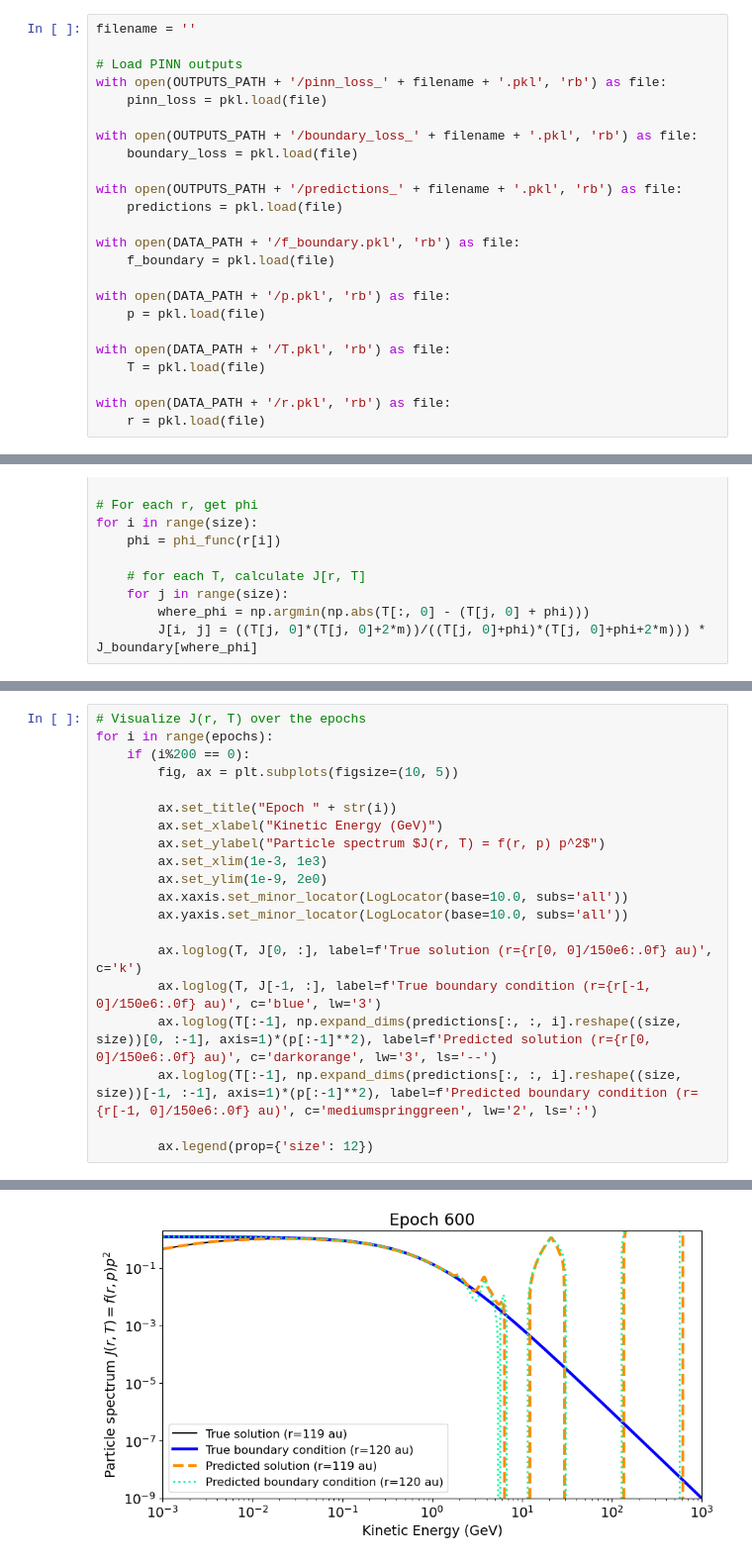
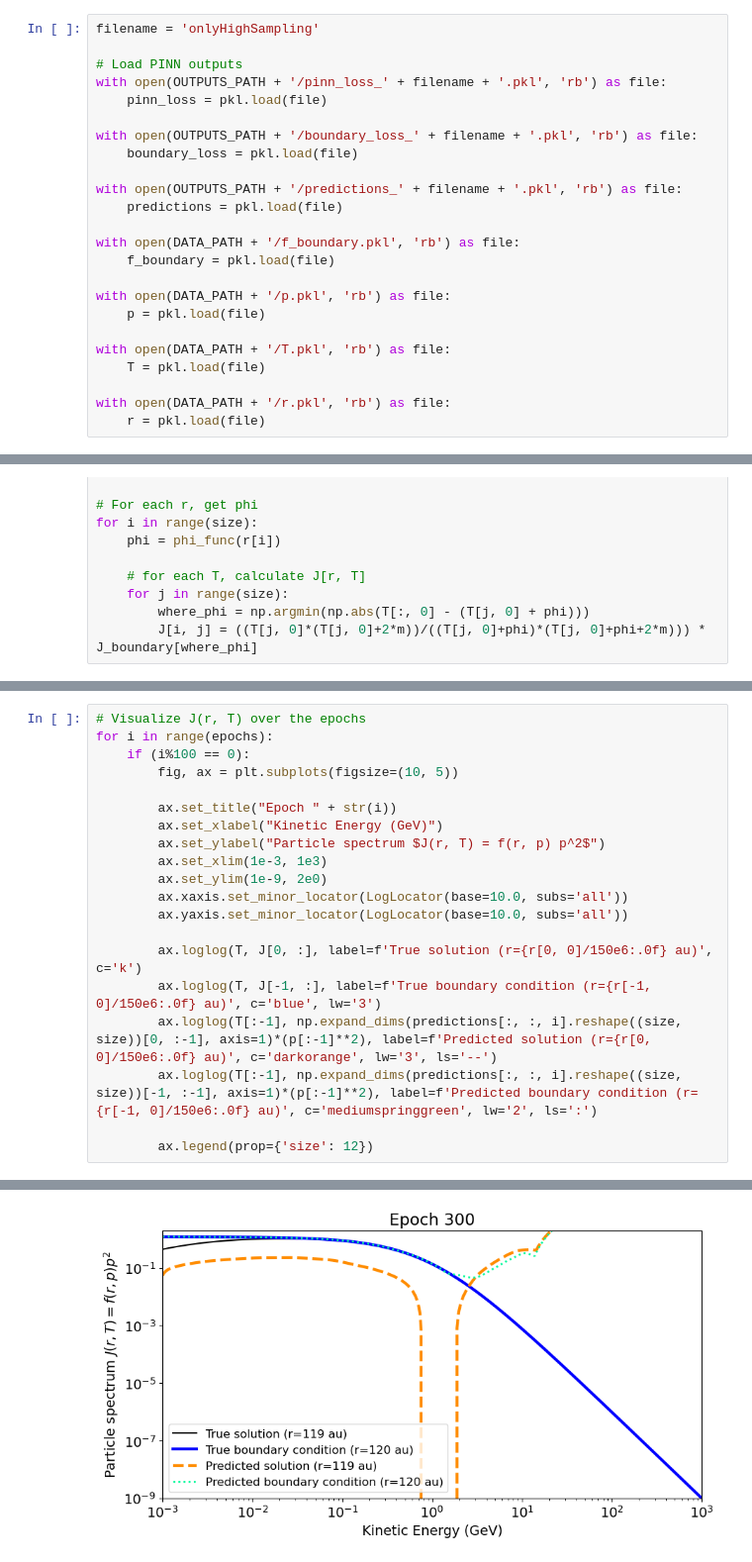
Before and after one commit to linneawolniewicz/pinns, a Jupyter notebook: src/visualize.ipynb, the cells around one changed output, grey strips where cells are left out. Shown at 99% size. Saved outputs shown, nothing was run; the diff lists cells and outputs as text.

```diff
--- a/src/visualize.ipynb
+++ b/src/visualize.ipynb
@@ -13,7 +14,7 @@ CURRENT_PATH = os.getcwd()
 DATA_PATH = os.path.abspath(os.path.join(CURRENT_PATH, "..", "data"))
 OUTPUTS_PATH = os.path.abspath(os.path.join(CURRENT_PATH, "..", "outputs"))
 # %%
-filename = ''
+filename = 'onlyHighSampling'
 
 # Load PINN outputs
 with open(OUTPUTS_PATH + '/pinn_loss_' + filename + '.pkl', 'rb') as file:
@@ -103,7 +122,7 @@ plt.savefig("loss.png")
 # %%
 # Visualize J(r, T) over the epochs
 for i in range(epochs):
-    if (i%200 == 0):
+    if (i%100 == 0):
         fig, ax = plt.subplots(figsize=(10, 5))
 
         ax.set_title("Epoch " + str(i))
@@ -127 +146 @@ for i in range(epochs):
-[figure, old version]
+[figure, new version]
```
Also changed, not shown: parts of 7 cells of this notebook, 31 other files.
